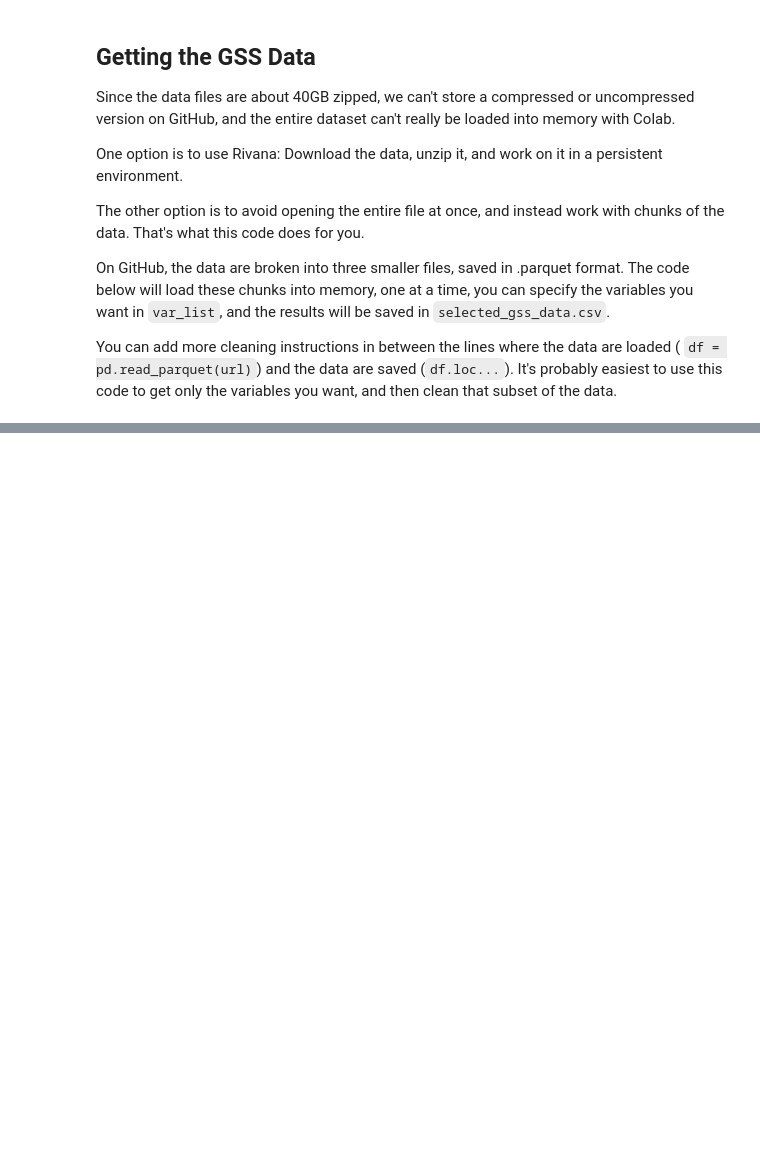
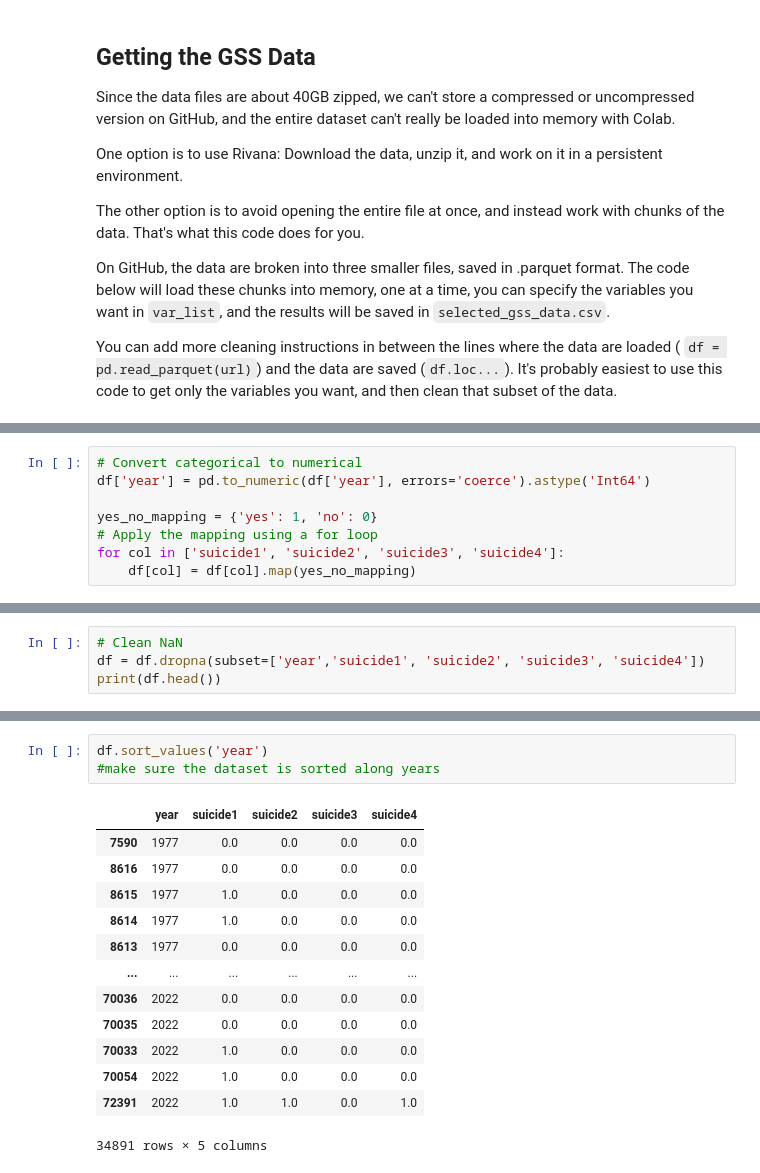
Before and after one commit to LindaMjw/project_gss, a Jupyter notebook: get_gss.ipynb, the cells around one changed output, grey strips where cells are left out. Cells and saved outputs as stored; diff of their text form; blank space fills up the shorter version.

Commit message:
clean done

```diff
--- a/get_gss.ipynb
+++ b/get_gss.ipynb
@@ -61,0 +127,8 @@ print(summary)
+# %%
+# Convert categorical to numerical
+df['year'] = pd.to_numeric(df['year'], errors='coerce').astype('Int64')
+
+yes_no_mapping = {'yes': 1, 'no': 0}
+# Apply the mapping using a for loop
+for col in ['suicide1', 'suicide2', 'suicide3', 'suicide4']:
+    df[col] = df[col].map(yes_no_mapping)
@@ -61,0 +145,4 @@ print(summary)
+# %%
+# Clean NaN
+df = df.dropna(subset=['year','suicide1', 'suicide2', 'suicide3', 'suicide4'])
+print(df.head())
@@ -61,0 +166,17 @@ print(summary)
+# %%
+df.sort_values('year')
+#make sure the dataset is sorted along years
+# %% [output]
+|  | year | suicide1 | suicide2 | suicide3 | suicide4 |
+| 7590 | 1977 | 0.0 | 0.0 | 0.0 | 0.0 |
+| 8616 | 1977 | 0.0 | 0.0 | 0.0 | 0.0 |
+| 8615 | 1977 | 1.0 | 0.0 | 0.0 | 0.0 |
+| 8614 | 1977 | 1.0 | 0.0 | 0.0 | 0.0 |
+| 8613 | 1977 | 0.0 | 0.0 | 0.0 | 0.0 |
+| ... | ... | ... | ... | ... | ... |
+| 70036 | 2022 | 0.0 | 0.0 | 0.0 | 0.0 |
+| 70035 | 2022 | 0.0 | 0.0 | 0.0 | 0.0 |
+| 70033 | 2022 | 1.0 | 0.0 | 0.0 | 0.0 |
+| 70054 | 2022 | 1.0 | 0.0 | 0.0 | 0.0 |
+| 72391 | 2022 | 1.0 | 1.0 | 0.0 | 1.0 |
+34891 rows × 5 columns
```
Also changed, not shown: parts of 10 cells of this notebook.
